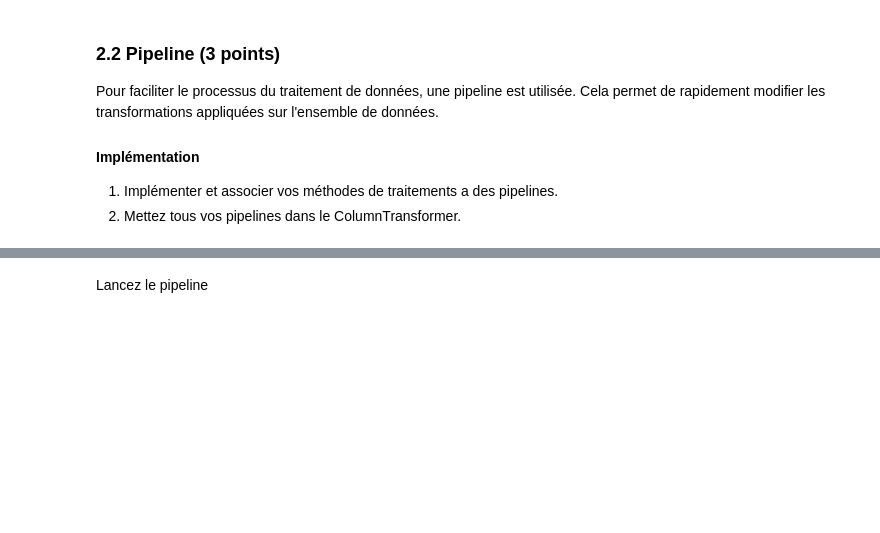
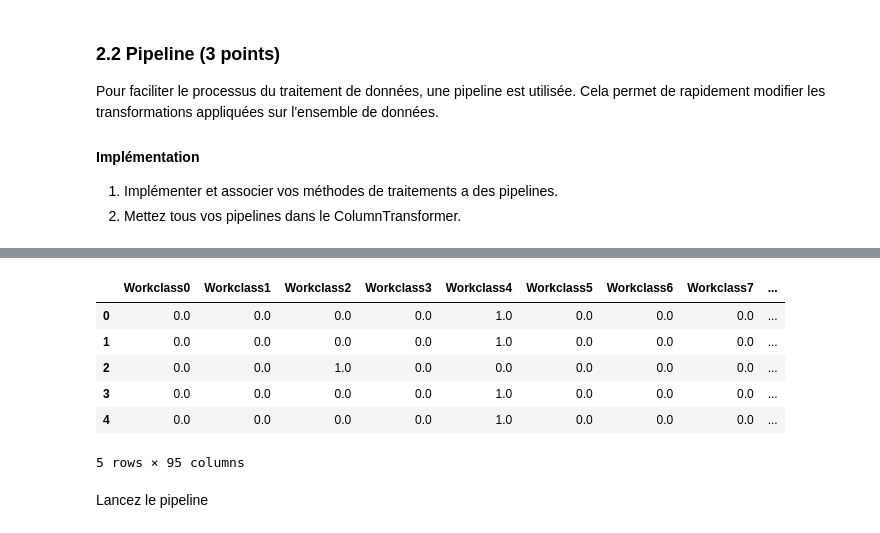
Before and after one commit to FinestStone/INF8215, a Jupyter notebook: TP3/TP3_INF8215.ipynb, the cells around one changed output, grey strips where cells are left out. Drawn from its saved outputs; the diff is of its cells as text; code cells hidden in the pictures; blank space fills up the shorter version.

```diff
--- a/TP3/TP3_INF8215.ipynb
+++ b/TP3/TP3_INF8215.ipynb
@@ -736,2 +760,12 @@ X_train_preprocess.head()
+# %%
+X_test_preprocess.head()
+# %% [output]
+|  | Workclass0 | Workclass1 | Workclass2 | Workclass3 | Workclass4 | Workclass5 | Workclass6 | Workclass7 | ... |
+| 0 | 0.0 | 0.0 | 0.0 | 0.0 | 1.0 | 0.0 | 0.0 | 0.0 | ... |
+| 1 | 0.0 | 0.0 | 0.0 | 0.0 | 1.0 | 0.0 | 0.0 | 0.0 | ... |
+| 2 | 0.0 | 0.0 | 1.0 | 0.0 | 0.0 | 0.0 | 0.0 | 0.0 | ... |
+| 3 | 0.0 | 0.0 | 0.0 | 0.0 | 1.0 | 0.0 | 0.0 | 0.0 | ... |
+| 4 | 0.0 | 0.0 | 0.0 | 0.0 | 1.0 | 0.0 | 0.0 | 0.0 | ... |
+5 rows × 95 columns
 # %% [markdown]
 Lancez le pipeline
```
Also changed, not shown: parts of 5 cells of this notebook.
